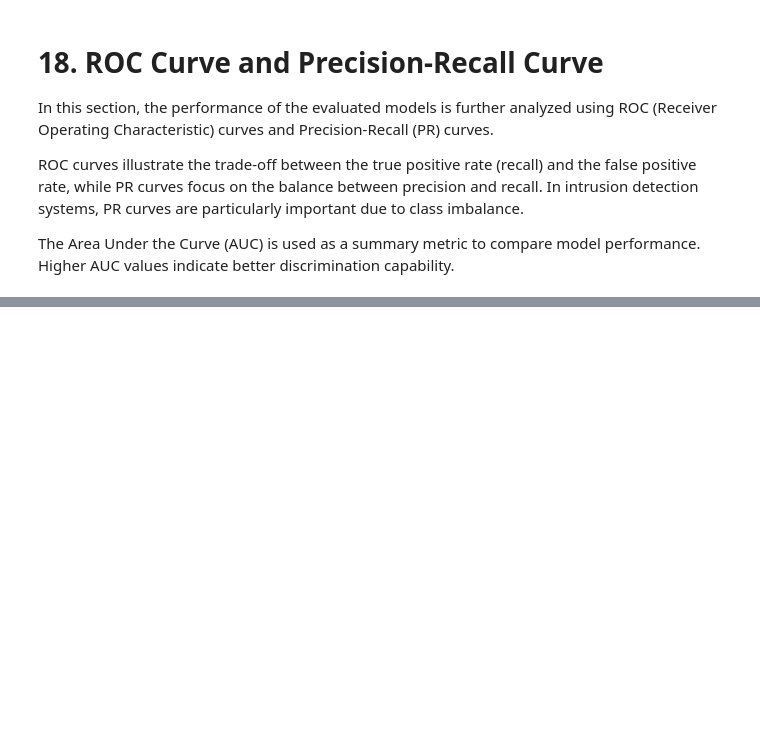
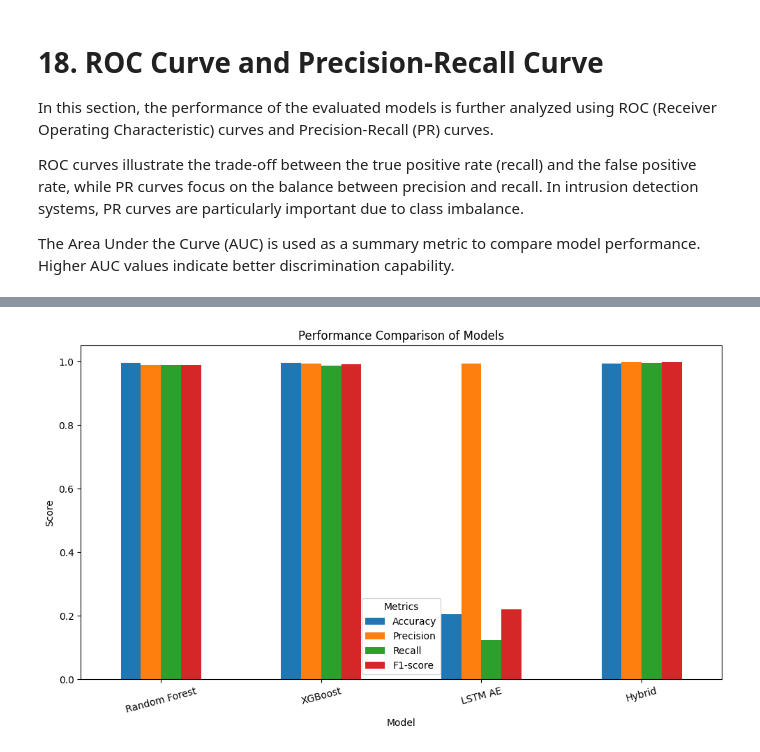
Before and after one commit to raju-molla/Msc_Research, a Jupyter notebook: Final_Code.ipynb, the cells around one changed output, grey strips where cells are left out. Drawn from its saved outputs; the diff is of its cells as text; code cells hidden in the pictures; blank space fills up the shorter version.

```diff
--- a/Final_Code.ipynb
+++ b/Final_Code.ipynb
@@ -1482,0 +1608,37 @@ plt.show()
+# %%
+import pandas as pd
+import matplotlib.pyplot as plt
+
+# New model performance results
+comparison_data = [
+    ["Random Forest", 0.995829, 0.990185, 0.990095, 0.990140],
+    ["XGBoost",       0.995998, 0.993904, 0.987134, 0.990508],
+    ["LSTM AE",       0.203852, 0.993047, 0.123505, 0.219688],
+    ["Hybrid",        0.994501, 0.997505, 0.996433, 0.996968]
+]
+
+df_comparison = pd.DataFrame(
+    comparison_data,
+    columns=["Model", "Accuracy", "Precision", "Recall", "F1-score"]
+)
+
+# Plot
+ax = df_comparison.set_index("Model").plot(
+    kind="bar",
+    figsize=(10, 6)
+)
+
+plt.title("Performance Comparison of Models")
+plt.ylabel("Score")
+plt.xlabel("Model")
+plt.ylim(0, 1.05)
+plt.xticks(rotation=15)
+plt.legend(title="Metrics")
+plt.tight_layout()
+
+# Save for thesis
+plt.savefig("model_performance_comparison.png", dpi=300, bbox_inches="tight")
+
+plt.show()
+# %% [output]
+[figure, added]
```
Also changed, not shown: parts of 27 cells of this notebook.
